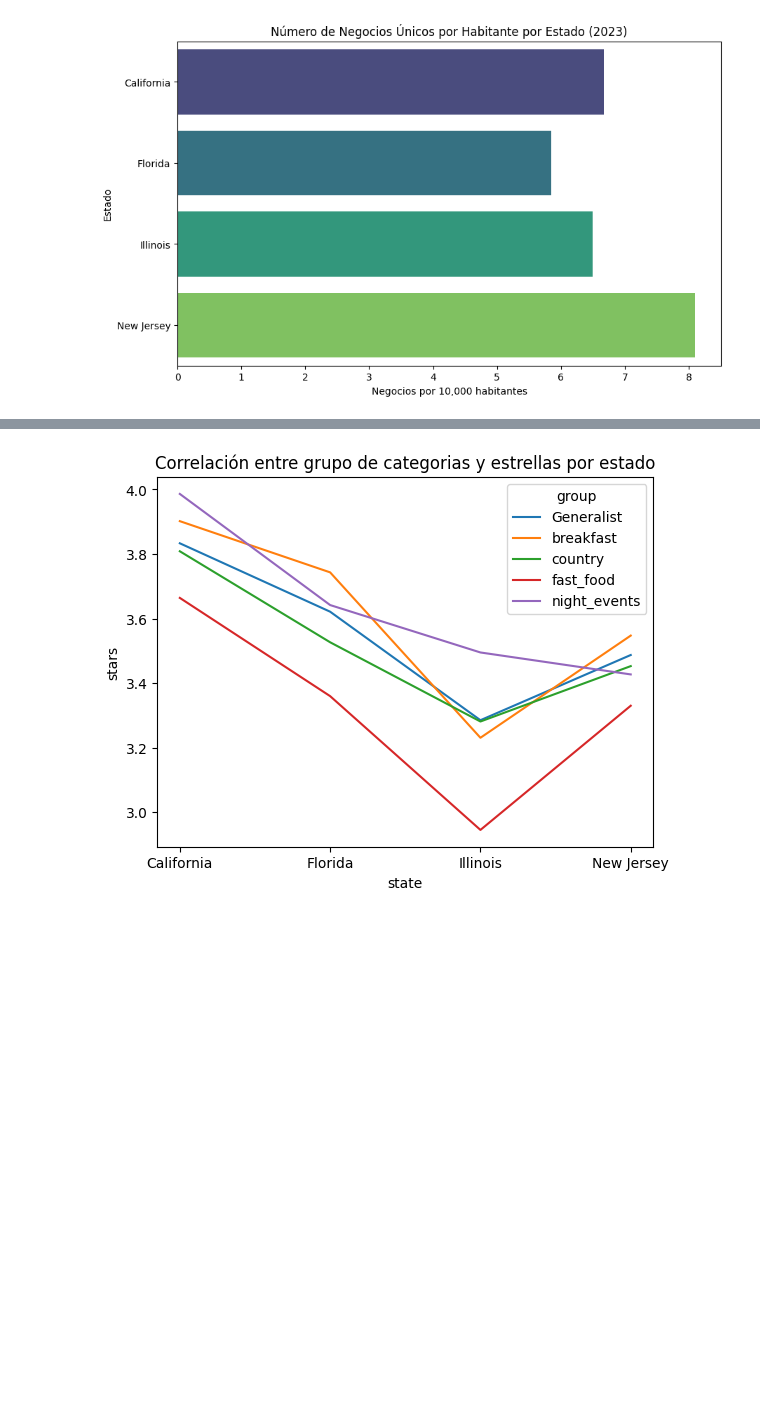
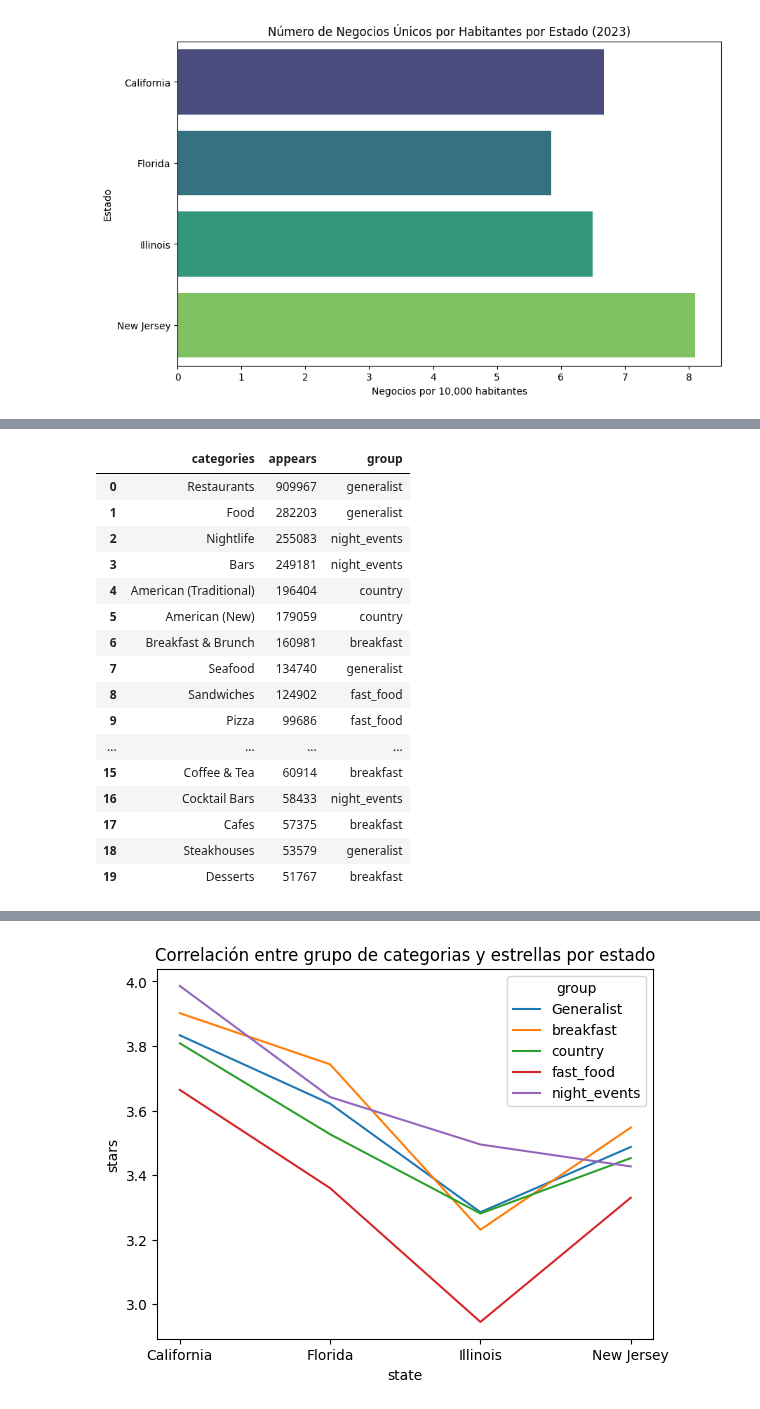
Before and after one commit to Paniceres/GP_Henry, a Jupyter notebook: etl-eda/eda_kpi.ipynb, the cells around one changed output, grey strips where cells are left out. Cells and saved outputs as stored; diff of their text form; code cells hidden in the pictures; blank space fills up the shorter version.

```diff
--- a/etl-eda/eda_kpi.ipynb
+++ b/etl-eda/eda_kpi.ipynb
@@ -147,15 +161,35 @@ groups = {
     'breakfast': ['Breakfast & Brunch', 'Coffee & Tea', 'Cafes', 'Desserts'],
     'country': ['American (Traditional)', 'American (New)', 'Mexican', 'Italian'],
     'night_events': ['Nightlife', 'Bars', 'Cocktail Bars', 'Event Planning & Services'],
-    'Generalist': ['Restaurants', 'Food', 'Seafood', 'Salad', 'Steakhouses']
+    'generalist': ['Restaurants', 'Food', 'Seafood', 'Salad', 'Steakhouses']
 }
 
 # Crear una nueva columna 'group' en el DataFrame
 df_categories['group'] = df_categories['categories'].apply(lambda x: next((group for group, categories in groups.items() if x in categories), None))
 
 # Filter the DataFrame to only include necessary categories
-group_categories = ['fast_food', 'breakfast', 'country', 'night_events', 'Generalist', 'stars']
-df_filtered = df_categories[df_categories['group'].isin(group_categories)]
+group_categories = ['fast_food', 'breakfast', 'country', 'night_events', 'generalist']
+df_categories = df_categories[df_categories['group'].isin(group_categories)]
+# %%
+df_categories
+# %% [output]
+|  | categories | appears | group |
+| 0 | Restaurants | 909967 | generalist |
+| 1 | Food | 282203 | generalist |
+| 2 | Nightlife | 255083 | night_events |
+| 3 | Bars | 249181 | night_events |
+| 4 | American (Traditional) | 196404 | country |
+| 5 | American (New) | 179059 | country |
+| 6 | Breakfast & Brunch | 160981 | breakfast |
+| 7 | Seafood | 134740 | generalist |
+| 8 | Sandwiches | 124902 | fast_food |
+| 9 | Pizza | 99686 | fast_food |
+| ... | ... | ... | ... |
+| 15 | Coffee & Tea | 60914 | breakfast |
+| 16 | Cocktail Bars | 58433 | night_events |
+| 17 | Cafes | 57375 | breakfast |
+| 18 | Steakhouses | 53579 | generalist |
+| 19 | Desserts | 51767 | breakfast |
 # %%
 def get_categories(df):
 
```
Also changed, not shown: parts of 10 cells of this notebook.
